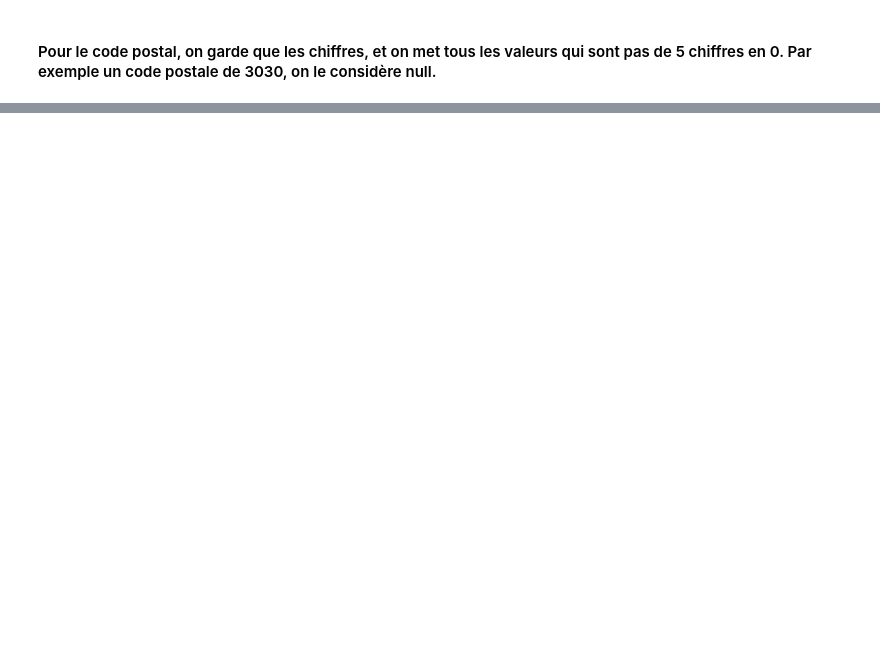
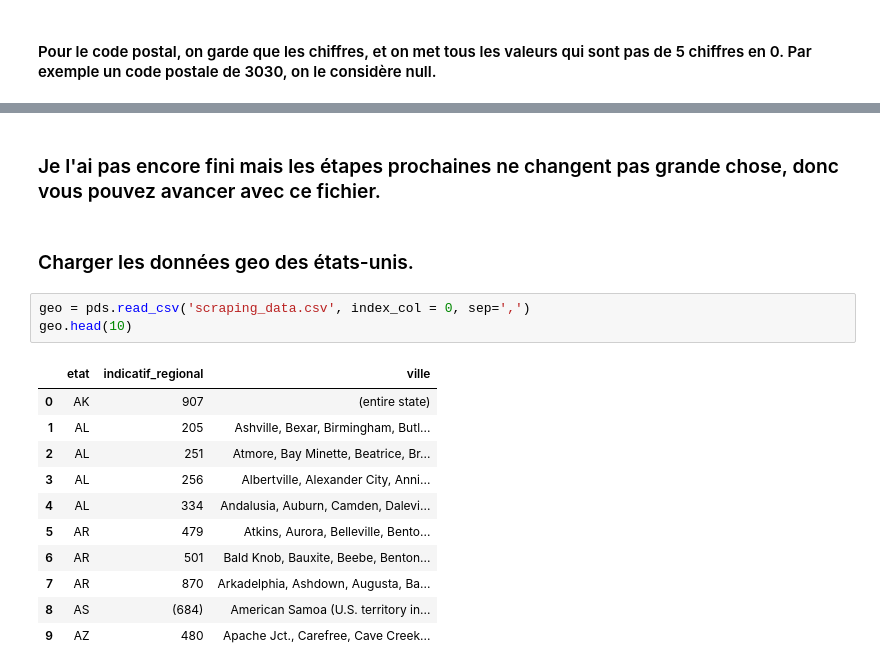
Before and after one commit to tourist-001/Data_Matching_Hospital, a Jupyter notebook: hospital_standardisation.ipynb, the cells around one changed output, grey strips where cells are left out. Cells and saved outputs as stored; diff of their text form; blank space fills up the shorter version.

```diff
--- a/hospital_standardisation.ipynb
+++ b/hospital_standardisation.ipynb
@@ -167,0 +174,19 @@ h1.head(20)
+# %% [markdown]
+### Je l'ai pas encore fini mais les étapes prochaines ne changent pas grande chose, donc vous pouvez avancer avec ce fichier.
+# %% [markdown]
+### Charger les données geo des états-unis.
+# %%
+geo = pds.read_csv('scraping_data.csv', index_col = 0, sep=',')
+geo.head(10)
+# %% [output]
+|  | etat | indicatif_regional | ville |
+| 0 | AK | 907 | (entire state) |
+| 1 | AL | 205 | Ashville, Bexar, Birmingham, Butl... |
+| 2 | AL | 251 | Atmore, Bay Minette, Beatrice, Br... |
+| 3 | AL | 256 | Albertville, Alexander City, Anni... |
+| 4 | AL | 334 | Andalusia, Auburn, Camden, Dalevi... |
+| 5 | AR | 479 | Atkins, Aurora, Belleville, Bento... |
+| 6 | AR | 501 | Bald Knob, Bauxite, Beebe, Benton... |
+| 7 | AR | 870 | Arkadelphia, Ashdown, Augusta, Ba... |
+| 8 | AS | (684) | American Samoa (U.S. territory in... |
+| 9 | AZ | 480 | Apache Jct., Carefree, Cave Creek... |
```
Also changed, not shown: parts of 9 cells of this notebook.
